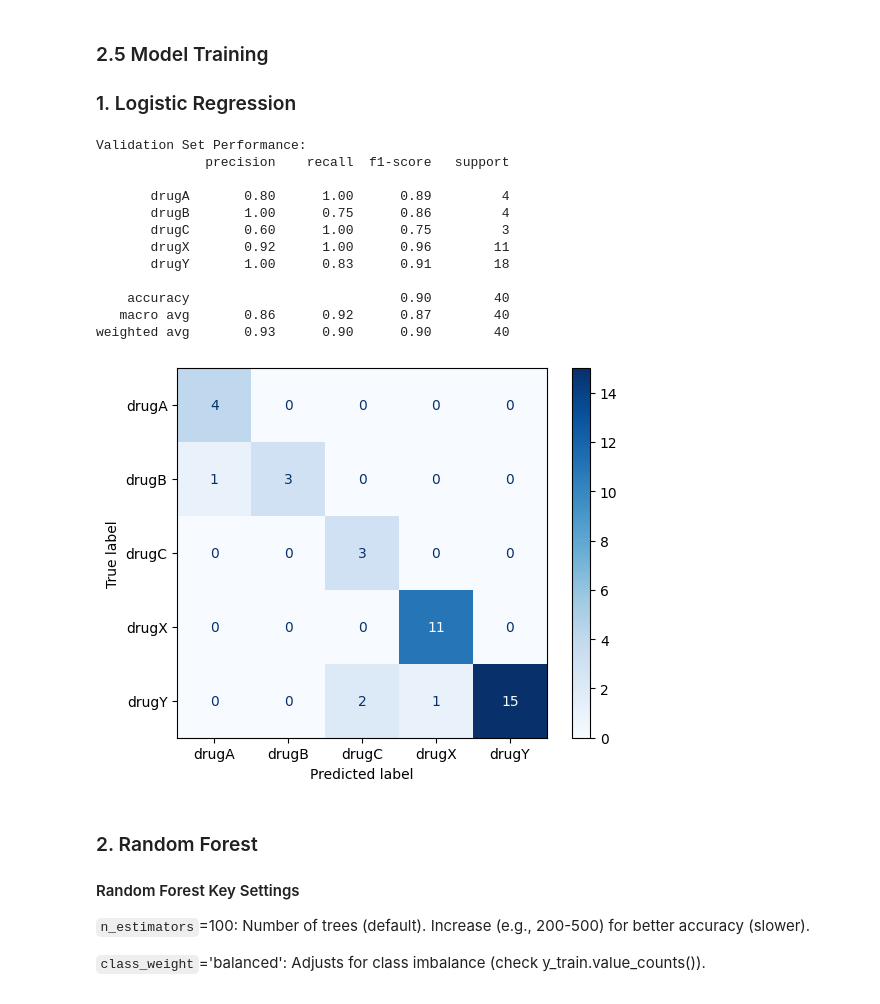
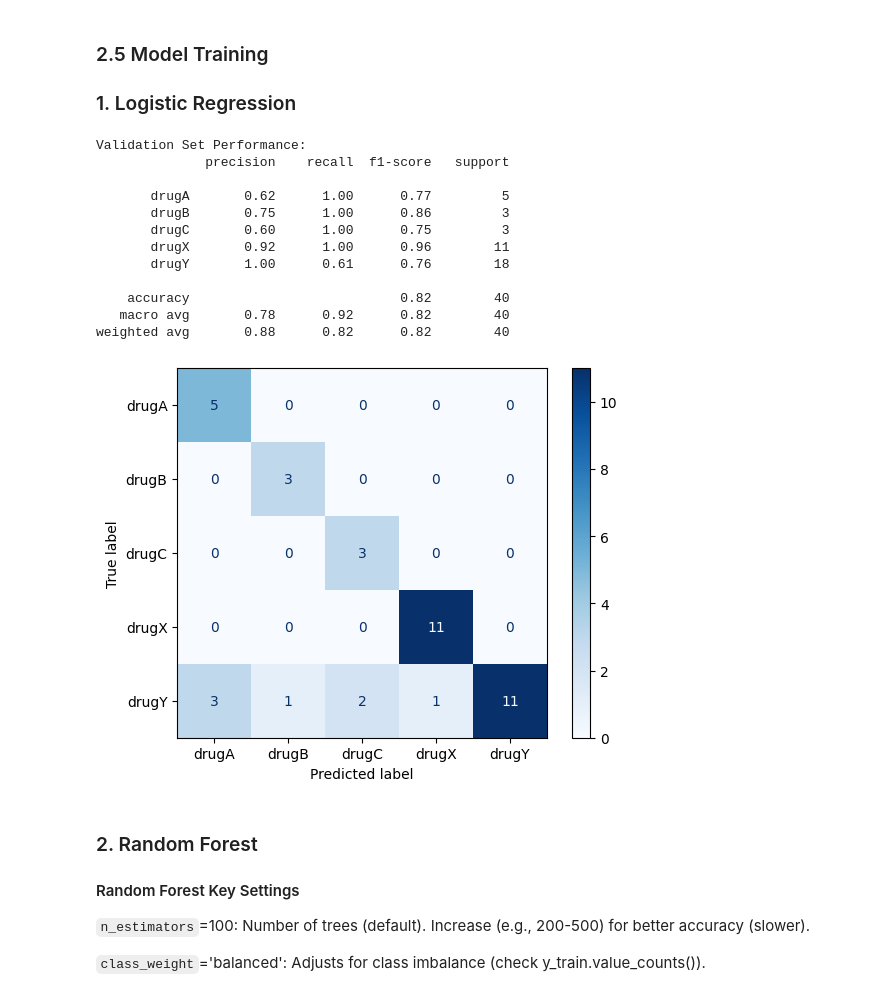
Before and after one commit to saadkhan710/Drug_Classification, a Jupyter notebook: Drug_ML.ipynb, the cells around one changed output. Cells and saved outputs as stored; diff of their text form; code cells hidden in the pictures.

Commit message:
Add Test Evaluation Selecting Metric

```diff
--- a/Drug_ML.ipynb
+++ b/Drug_ML.ipynb
@@ -571,41 +571,41 @@ Hence no need to perform feature selection or dimensionality reduction
 # %%
 # Train Logistic Regression
 log_reg = LogisticRegression(
     multi_class='multinomial',
     solver='lbfgs',
     max_iter=1000,
     random_state=42,
     class_weight='balanced'  # Optional
 )
 
 log_reg.fit(X_train_prepared, y_train)
 
 
 # 4. Evaluate on Validation Set
-y_val_pred = log_reg.predict(X_val_prepared)
+y_test_pred = log_reg.predict(X_test_prepared)
 print("Validation Set Performance:")
-print(classification_report(y_val, y_val_pred))
+print(classification_report(y_test, y_test_pred))
 
 
 # 6. Plot Confusion Matrix
-cm = confusion_matrix(y_val, y_val_pred)
+cm = confusion_matrix(y_test, y_test_pred)
 disp = ConfusionMatrixDisplay(confusion_matrix=cm, display_labels=log_reg.classes_)
 disp.plot(cmap='Blues')
 plt.show()
 # %% [output]
 Validation Set Performance:
               precision    recall  f1-score   support
 
-       drugA       0.80      1.00      0.89         4
-       drugB       1.00      0.75      0.86         4
+       drugA       0.62      1.00      0.77         5
+       drugB       0.75      1.00      0.86         3
        drugC       0.60      1.00      0.75         3
        drugX       0.92      1.00      0.96        11
-       drugY       1.00      0.83      0.91        18
+       drugY       1.00      0.61      0.76        18
 
-    accuracy                           0.90        40
-   macro avg       0.86      0.92      0.87        40
-weighted avg       0.93      0.90      0.90        40
+    accuracy                           0.82        40
+   macro avg       0.78      0.92      0.82        40
+weighted avg       0.88      0.82      0.82        40
-[figure, old version]
+[figure, new version]
 # %% [markdown]
 ### 2. Random Forest
 
```
Also changed, not shown: parts of 11 cells of this notebook.
